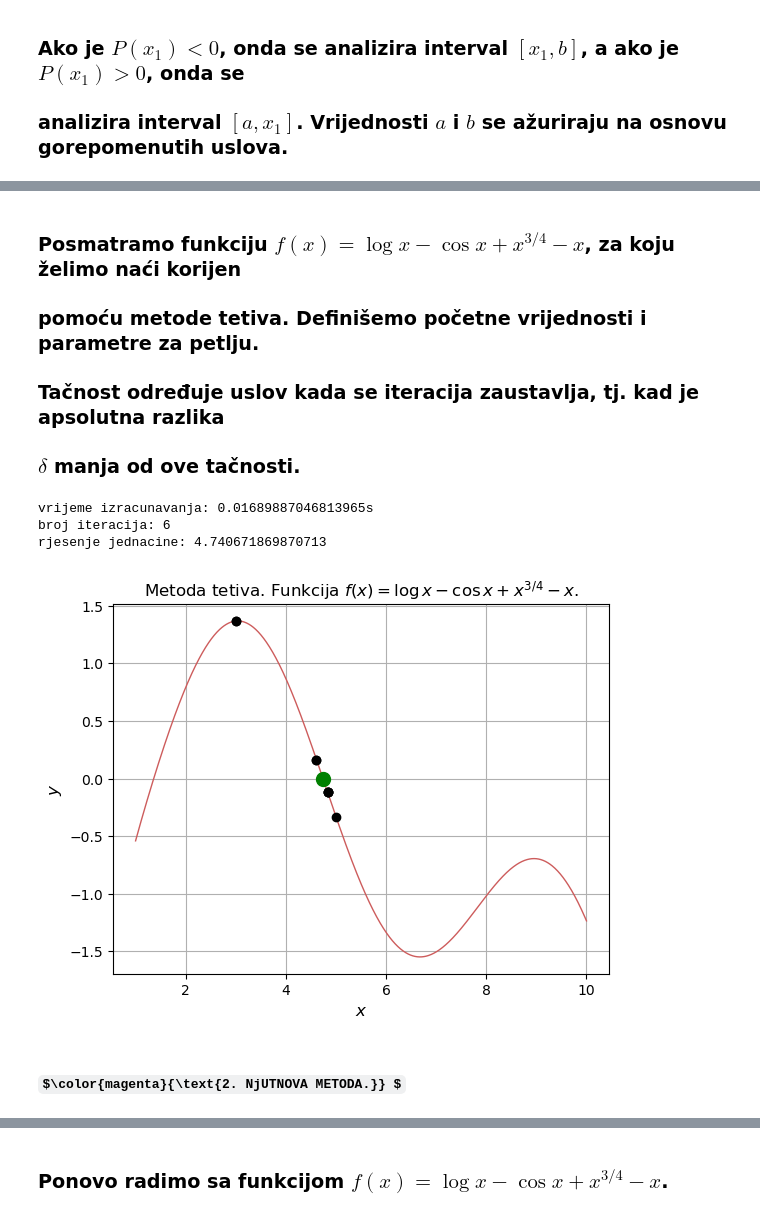
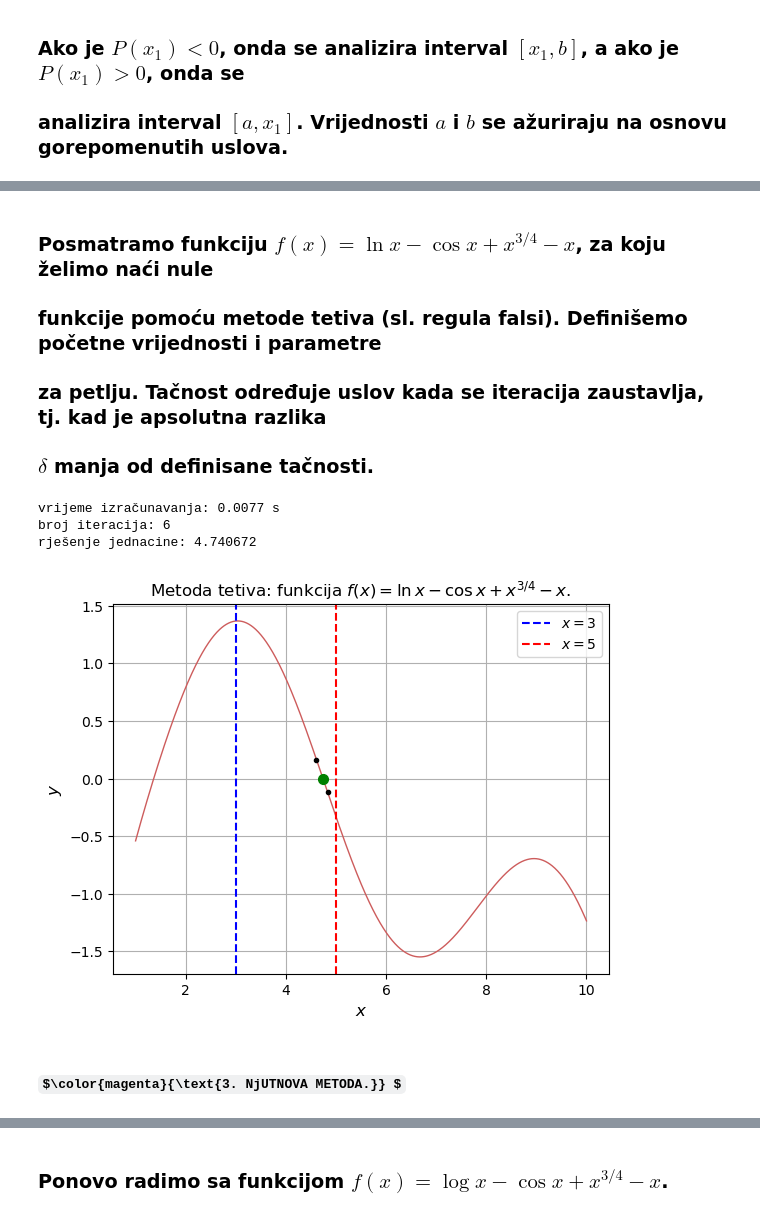
Before and after one commit to zorzeus/Numericke-metode-u-astronomiji, a Jupyter notebook: oap_01.ipynb, the cells around one changed output, grey strips where cells are left out. Drawn from its saved outputs; the diff is of its cells as text; code cells hidden in the pictures; some formulas as TeX source.

```diff
--- a/oap_01.ipynb
+++ b/oap_01.ipynb
@@ -25,62 +63,71 @@ import time
 # %% [markdown]
 ![njm2.png](attachment:04218a67-807f-4f8f-95eb-02a8bde1f021.png)
 # %% [markdown]
-### Posmatramo funkciju $f(x)=\log{x}-\cos{x}+x^{3/4}-x$, za koju želimo naći korijen
-### pomoću metode tetiva. Definišemo početne vrijednosti i parametre za petlju.
-### Tačnost određuje uslov kada se iteracija zaustavlja, tj.  kad je apsolutna razlika
-### $\delta$ manja od ove tačnosti.
+### Posmatramo funkciju $f(x)=\ln{x}-\cos{x}+x^{3/4}-x$, za koju želimo naći nule
+### funkcije pomoću metode tetiva (sl. regula falsi). Definišemo početne vrijednosti i parametre
+### za petlju. Tačnost određuje uslov kada se iteracija zaustavlja, tj.  kad je apsolutna razlika
+### $\delta$ manja od definisane tačnosti.
 # %%
-#x = np.arange(1, 3, step = 1e-3)
+# x = np.arange(1, 3, step = 1e-3)
+
 x = np.linspace(1, 10, 1000)
 f = np.log(x) - np.cos(x) + x**(3/4) - x
 
 plt.plot(x, f, color='indianred', linewidth=1)
-plt.title(r'Metoda tetiva. Funkcija $f(x)=\log{x}-\cos{x}+x^{3/4}-x$.')
+plt.title(r'Metoda tetiva: funkcija $f(x)=\ln{x}-\cos{x}+x^{3/4}-x$.')
 plt.xlabel(r'$x$', fontsize=12, fontweight='bold')
 plt.ylabel(r'$y$', fontsize=12, fontweight='bold')
 plt.grid()
+
+
+# Dodavanje vertikalnih linija na x=3 i x=5
+plt.axvline(x=3, color='blue', linestyle='--', label='$x=3$')
+plt.axvline(x=5, color='red', linestyle='--', label='$x=5$')
 
 a = 3
 b = 5
 tacnost = 1e-8
 delta = 2 * tacnost
 broj_iteracija = 0
 pocetak = time.time()
 
 while abs(delta) > tacnost:
+
     broj_iteracija += 1
     Pa = np.log(a) - np.cos(a) + a**(3/4) - a
     Pb = np.log(b) - np.cos(b) + b**(3/4) - b
-    plt.plot([a, b], [Pa, Pb], 'o', color='black')
 
-    x1 = a - Pa * (b - a) / (Pb - Pa)  # Središnja tačka između a i b
+    # plt.plot([a, b], [Pa, Pb], color='black') # tetive
+
+    x1 = a - Pa * (b - a) / (Pb - Pa)
     Px1 = np.log(x1) - np.cos(x1) + x1**(3/4) - x1
 
     if Px1 < 0:
         delta = np.abs(x1 - a)
         a = x1
     else:
         delta = np.abs(x1 - b)
         b = x1
 
-    plt.plot(x1, Px1, 'o', markersize=2)
+    plt.plot(x1, Px1, 'o', color='black', markersize=3)
 
-vrijeme_tetive = time.time()-pocetak
-broj_tetive = broj_iteracija
+vrijeme_tetive = time.time() - pocetak
+iteracije_tetive = broj_iteracija
 
-print('vrijeme izracunavanja: {}s'.format(vrijeme_tetive))
-print('broj iteracija: {}'.format(broj_tetive))
-print('rjesenje jednacine: {}'.format(x1))
+print('vrijeme izračunavanja:', np.round((vrijeme_tetive), 5), 's')
+print('broj iteracija: {}'.format(iteracije_tetive))
+print('rješenje jednacine:', np.round((x1), 6))
 
-plt.plot(x1, Px1, 'o', color='green', markersize='10')
+plt.plot(x1, Px1, 'o', color='green', markersize=7)
+plt.legend()
 plt.show()
 # %% [output]
-vrijeme izracunavanja: 0.01689887046813965s
+vrijeme izračunavanja: 0.0077 s
 broj iteracija: 6
-rjesenje jednacine: 4.740671869870713
+rješenje jednacine: 4.740672
-[figure, old version]
+[figure, new version]
 # %% [markdown]
-### $\color{magenta}{\text{2. NjUTNOVA METODA.}} $
+### $\color{magenta}{\text{3. NjUTNOVA METODA.}} $
 # %% [markdown]
 ### Figuriše nam jednačina $f(x)=0$. Početni pokušaj nam daje $x_0$. Analitička interpretacija
 ### metode je $f(x)\approx f(x_0)+f'(x_0)(x-x_0)$.
```
Also changed, not shown: parts of 20 cells of this notebook.
